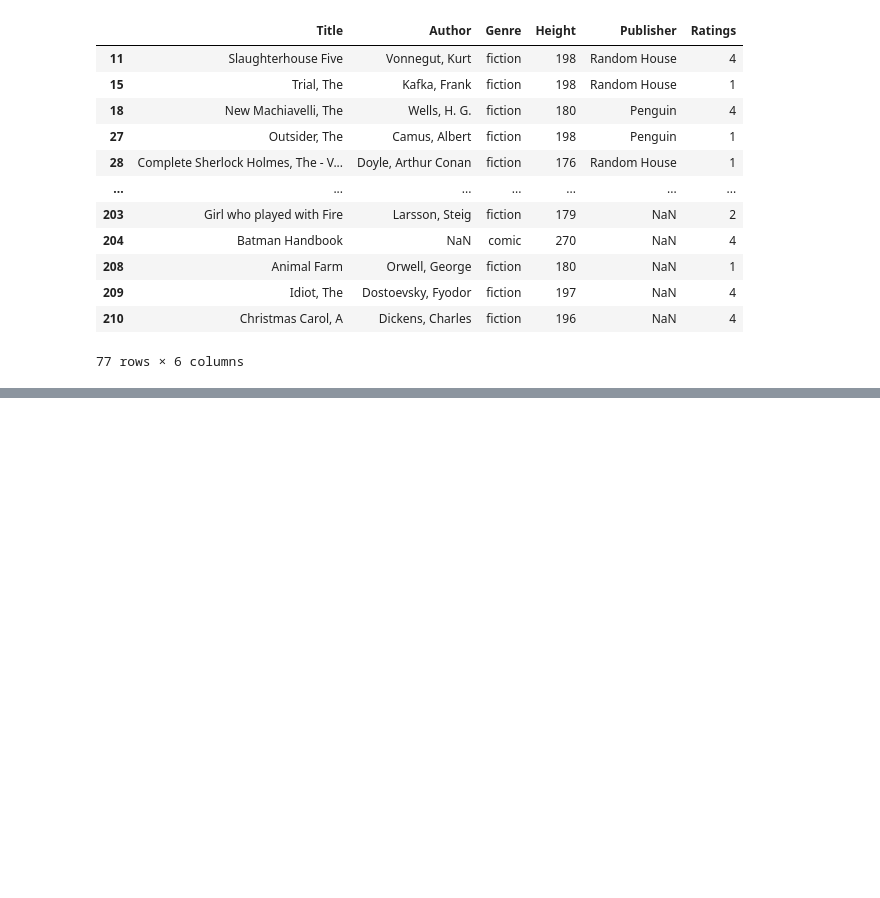
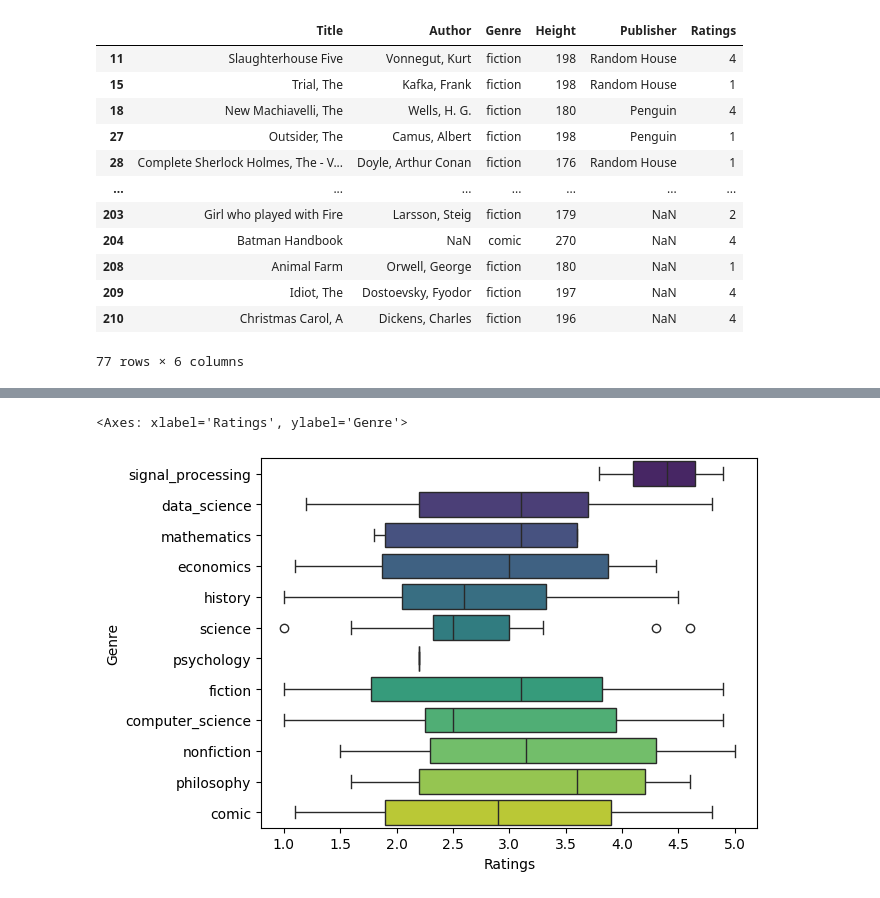
Before and after one commit to Haris-09/Python-Programming, a Jupyter notebook: Exploratory_Data_Analysis.ipynb, the cells around one changed output, grey strips where cells are left out. Cells and saved outputs as stored; diff of their text form; code cells hidden in the pictures; blank space fills up the shorter version.

Commit message:
EDA on Books dataset

```diff
--- a/Exploratory_Data_Analysis.ipynb
+++ b/Exploratory_Data_Analysis.ipynb
@@ -135,3 +140,5 @@ books[books['Genre'].isin(['fiction', 'comic'])]
 | 209 | Idiot, The | Dostoevsky, Fyodor | fiction | 197 | NaN | 4 |
 | 210 | Christmas Carol, A | Dickens, Charles | fiction | 196 | NaN | 4 |
 77 rows × 6 columns
+# %%
+books = pd.read_csv(file_path+'/books_01.csv')
@@ -137,0 +185,5 @@ books[books['Genre'].isin(['fiction', 'comic'])]
+# %%
+sns.boxplot(x='Ratings', y='Genre', data=books, palette='viridis', hue='Genre')
+# %% [output]
+<Axes: xlabel='Ratings', ylabel='Genre'>
+[figure, added]
```
Also changed, not shown: parts of 18 cells of this notebook.
